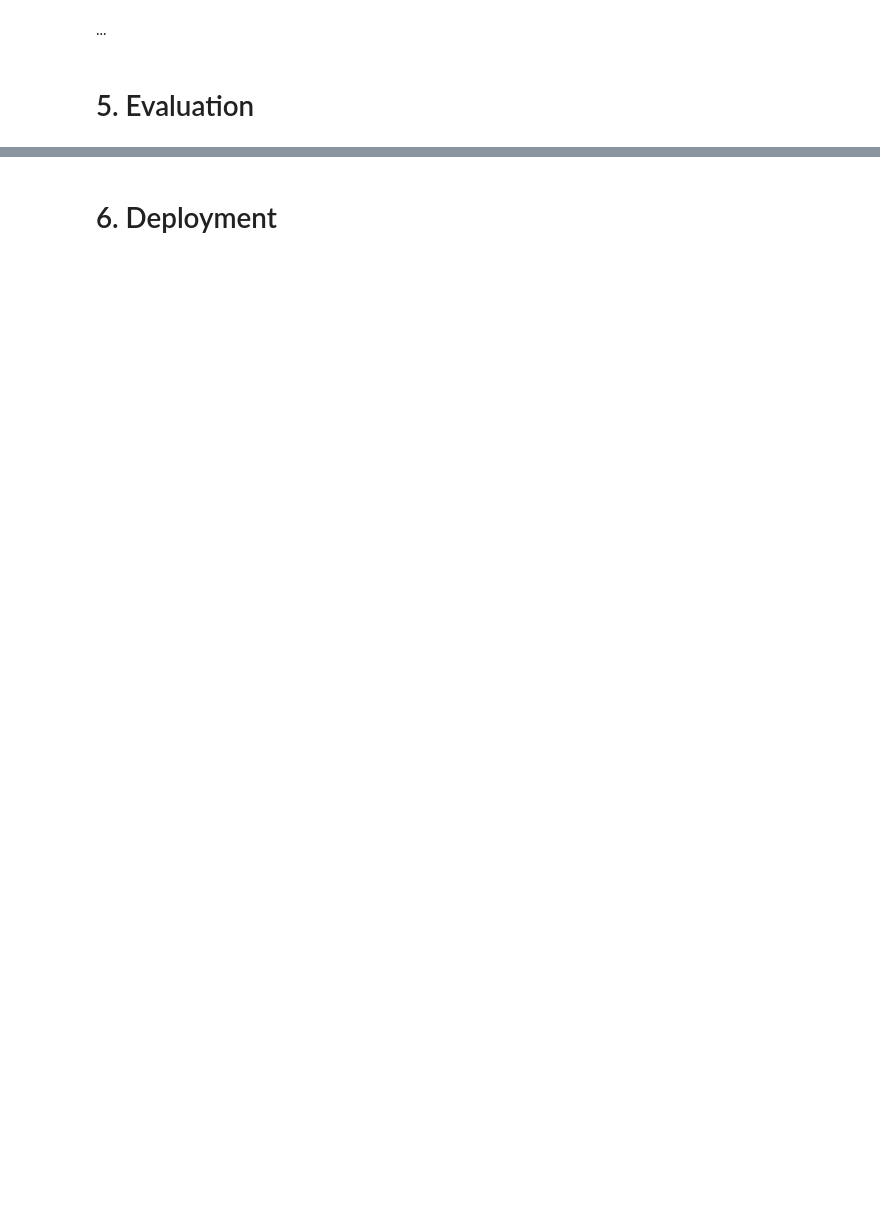
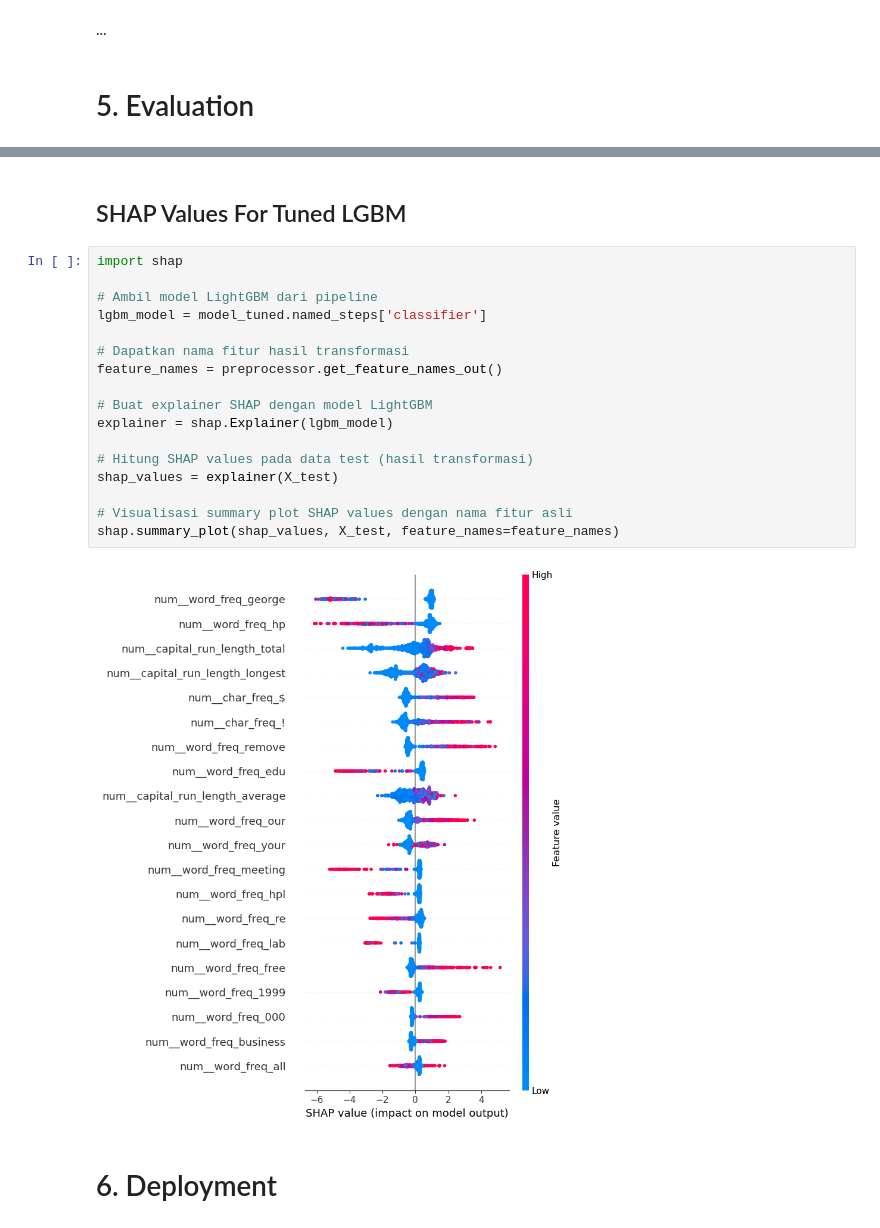
Before and after one commit to hansdarmawann/spambase-lgbm, a Jupyter notebook: spb_hd.ipynb, the cells around one changed output, grey strips where cells are left out. Drawn from its saved outputs; the diff is of its cells as text; blank space fills up the shorter version.

Commit message:
Add SHAP Values; Add save model using joblib.

```diff
--- a/spb_hd.ipynb
+++ b/spb_hd.ipynb
@@ -700,2 +693,23 @@ weighted avg     0.9513    0.9513    0.9513      1151
+# %% [markdown]
+## SHAP Values For Tuned LGBM
+# %%
+import shap
+
+# Ambil model LightGBM dari pipeline
+lgbm_model = model_tuned.named_steps['classifier']
+
+# Dapatkan nama fitur hasil transformasi
+feature_names = preprocessor.get_feature_names_out()
+
+# Buat explainer SHAP dengan model LightGBM
+explainer = shap.Explainer(lgbm_model)
+
+# Hitung SHAP values pada data test (hasil transformasi)
+shap_values = explainer(X_test)
+
+# Visualisasi summary plot SHAP values dengan nama fitur asli
+shap.summary_plot(shap_values, X_test, feature_names=feature_names)
+# %% [output]
+[figure, added]
 # %% [markdown]
 # 6. Deployment
```
Also changed, not shown: parts of 9 cells of this notebook, 1 other file.
